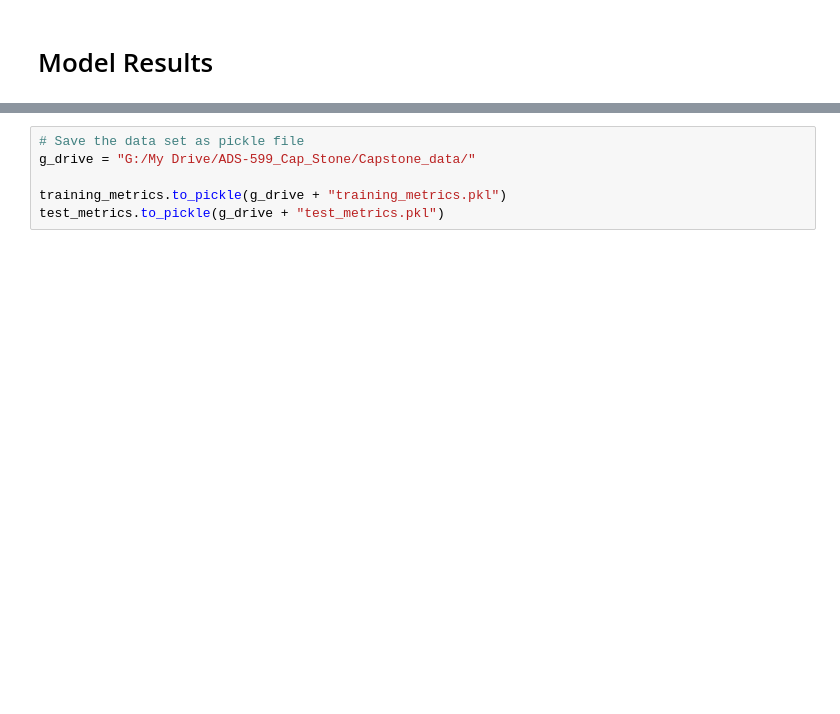
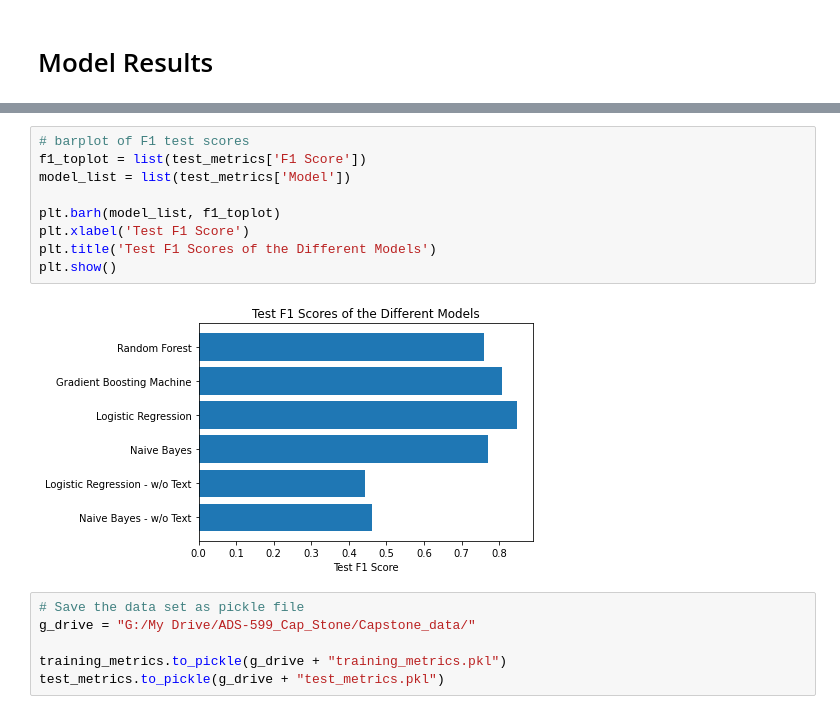
Before and after one commit to ADS-599-Team-2-Capstone/ADS-599-Capstone, a Jupyter notebook: Code Library Folder/Modeling.ipynb, the cells around one changed output, grey strips where cells are left out. Saved outputs shown, nothing was run; the diff lists cells and outputs as text; blank space fills up the shorter version.

Commit message:
Save comments and plot

```diff
--- a/Code Library Folder/Modeling.ipynb
+++ b/Code Library Folder/Modeling.ipynb
@@ -540,3 +583,14 @@ test_metrics
+# %%
+# barplot of F1 test scores
+f1_toplot = list(test_metrics['F1 Score'])
+model_list = list(test_metrics['Model'])
+
+plt.barh(model_list, f1_toplot)
+plt.xlabel('Test F1 Score')
+plt.title('Test F1 Scores of the Different Models')
+plt.show()
+# %% [output]
+[figure, added]
 # %%
 # Save the data set as pickle file
 g_drive = "G:/My Drive/ADS-599_Cap_Stone/Capstone_data/"
```
Also changed, not shown: parts of 31 cells of this notebook, 1 other file.
